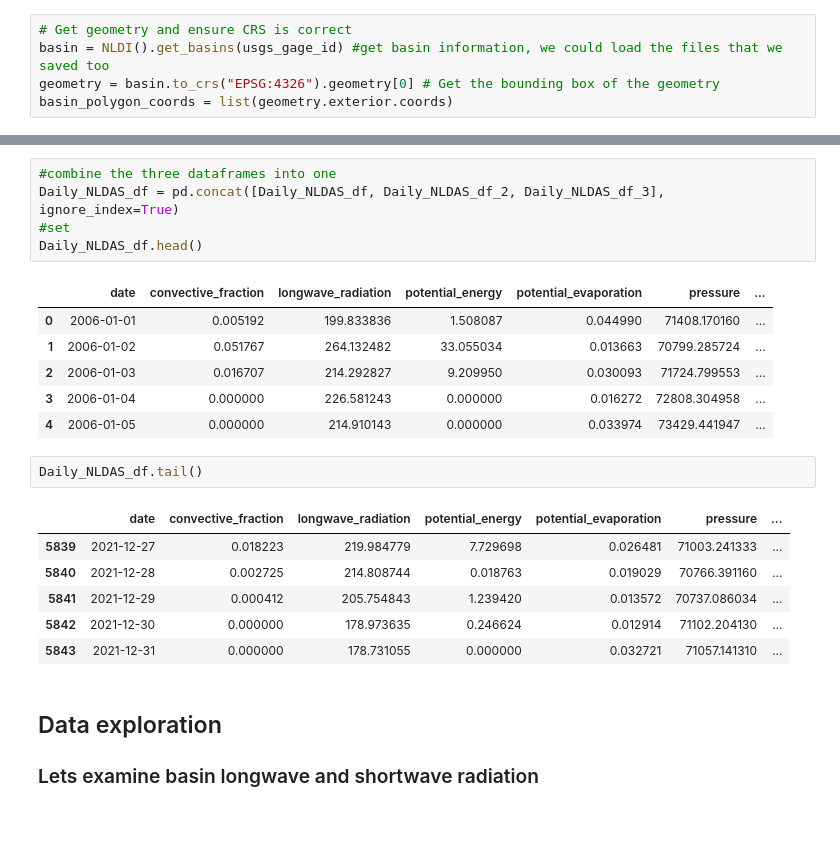
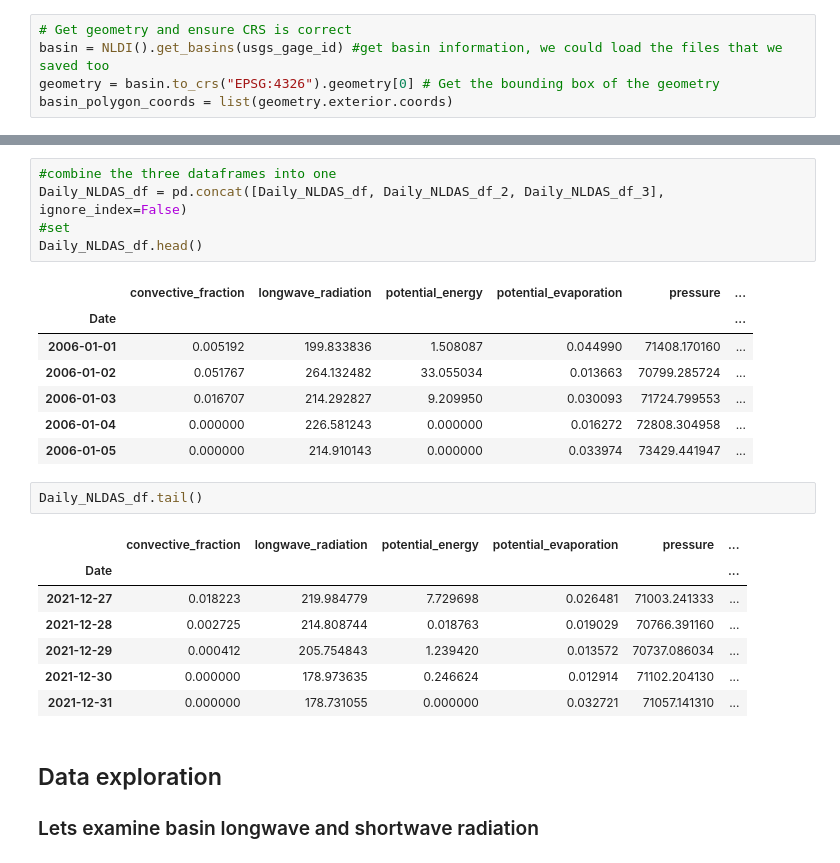
Before and after one commit to adernbach/Data-Acquisition-Processing-Analysis, a Jupyter notebook: EE_metdata.ipynb, the cells around one changed output, grey strips where cells are left out. Saved outputs shown, nothing was run; the diff lists cells and outputs as text; blank space fills up the shorter version.

Commit message:
added false

```diff
--- a/EE_metdata.ipynb
+++ b/EE_metdata.ipynb
@@ -103,24 +110,26 @@ Earth Engine initialized successfully.
 # %%
 #combine the three dataframes into one
-Daily_NLDAS_df = pd.concat([Daily_NLDAS_df, Daily_NLDAS_df_2, Daily_NLDAS_df_3], ignore_index=True)
+Daily_NLDAS_df = pd.concat([Daily_NLDAS_df, Daily_NLDAS_df_2, Daily_NLDAS_df_3], ignore_index=False)
 #set
 Daily_NLDAS_df.head()
 # %% [output]
-|  | date | convective_fraction | longwave_radiation | potential_energy | potential_evaporation | pressure | ... |
-| 0 | 2006-01-01 | 0.005192 | 199.833836 | 1.508087 | 0.044990 | 71408.170160 | ... |
-| 1 | 2006-01-02 | 0.051767 | 264.132482 | 33.055034 | 0.013663 | 70799.285724 | ... |
-| 2 | 2006-01-03 | 0.016707 | 214.292827 | 9.209950 | 0.030093 | 71724.799553 | ... |
-| 3 | 2006-01-04 | 0.000000 | 226.581243 | 0.000000 | 0.016272 | 72808.304958 | ... |
-| 4 | 2006-01-05 | 0.000000 | 214.910143 | 0.000000 | 0.033974 | 73429.441947 | ... |
+|  | convective_fraction | longwave_radiation | potential_energy | potential_evaporation | pressure | ... |
+| Date |  |  |  |  |  | ... |
+| 2006-01-01 | 0.005192 | 199.833836 | 1.508087 | 0.044990 | 71408.170160 | ... |
+| 2006-01-02 | 0.051767 | 264.132482 | 33.055034 | 0.013663 | 70799.285724 | ... |
+| 2006-01-03 | 0.016707 | 214.292827 | 9.209950 | 0.030093 | 71724.799553 | ... |
+| 2006-01-04 | 0.000000 | 226.581243 | 0.000000 | 0.016272 | 72808.304958 | ... |
+| 2006-01-05 | 0.000000 | 214.910143 | 0.000000 | 0.033974 | 73429.441947 | ... |
 # %%
 Daily_NLDAS_df.tail()
 # %% [output]
-|  | date | convective_fraction | longwave_radiation | potential_energy | potential_evaporation | pressure | ... |
-| 5839 | 2021-12-27 | 0.018223 | 219.984779 | 7.729698 | 0.026481 | 71003.241333 | ... |
-| 5840 | 2021-12-28 | 0.002725 | 214.808744 | 0.018763 | 0.019029 | 70766.391160 | ... |
-| 5841 | 2021-12-29 | 0.000412 | 205.754843 | 1.239420 | 0.013572 | 70737.086034 | ... |
-| 5842 | 2021-12-30 | 0.000000 | 178.973635 | 0.246624 | 0.012914 | 71102.204130 | ... |
-| 5843 | 2021-12-31 | 0.000000 | 178.731055 | 0.000000 | 0.032721 | 71057.141310 | ... |
+|  | convective_fraction | longwave_radiation | potential_energy | potential_evaporation | pressure | ... |
+| Date |  |  |  |  |  | ... |
+| 2021-12-27 | 0.018223 | 219.984779 | 7.729698 | 0.026481 | 71003.241333 | ... |
+| 2021-12-28 | 0.002725 | 214.808744 | 0.018763 | 0.019029 | 70766.391160 | ... |
+| 2021-12-29 | 0.000412 | 205.754843 | 1.239420 | 0.013572 | 70737.086034 | ... |
+| 2021-12-30 | 0.000000 | 178.973635 | 0.246624 | 0.012914 | 71102.204130 | ... |
+| 2021-12-31 | 0.000000 | 178.731055 | 0.000000 | 0.032721 | 71057.141310 | ... |
 # %% [markdown]
 ## Data exploration
 
```
Also changed, not shown: parts of 5 cells of this notebook, 2 other files.
